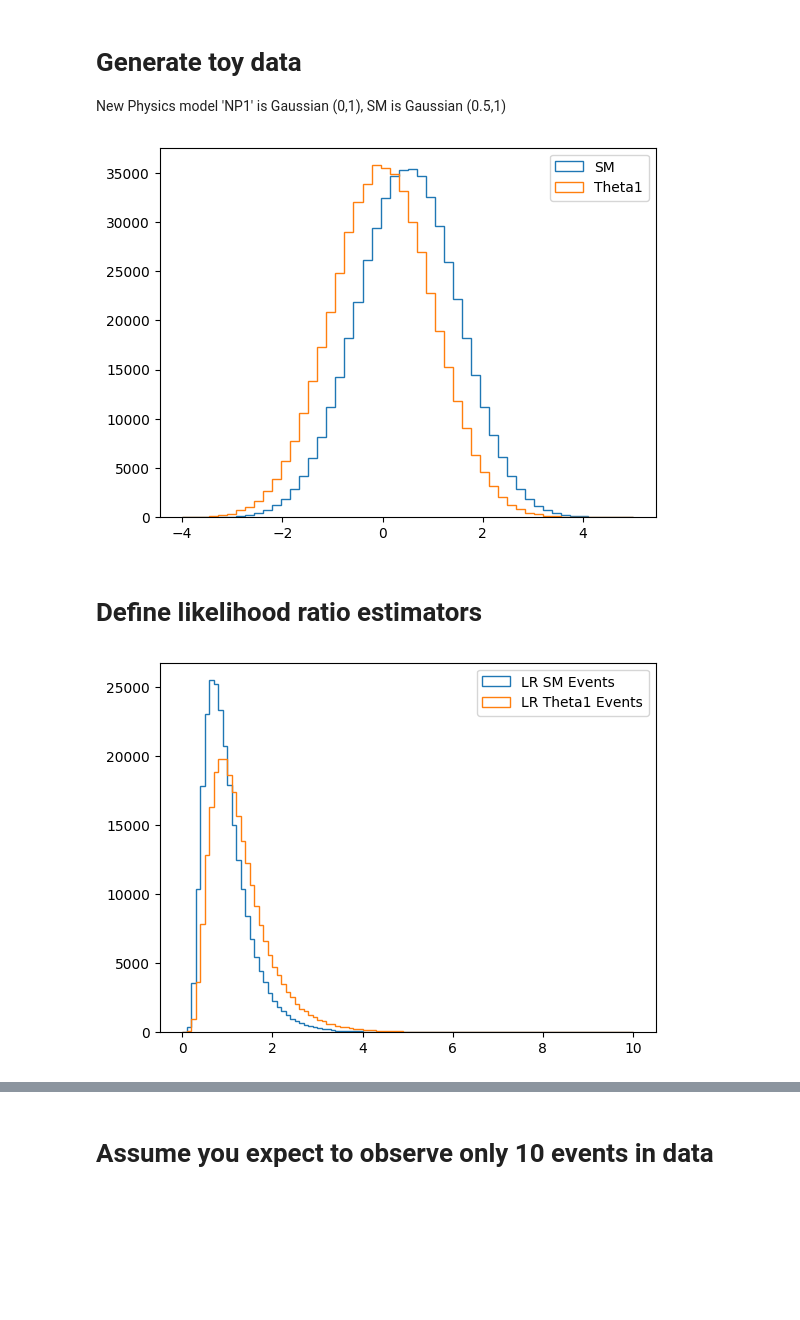
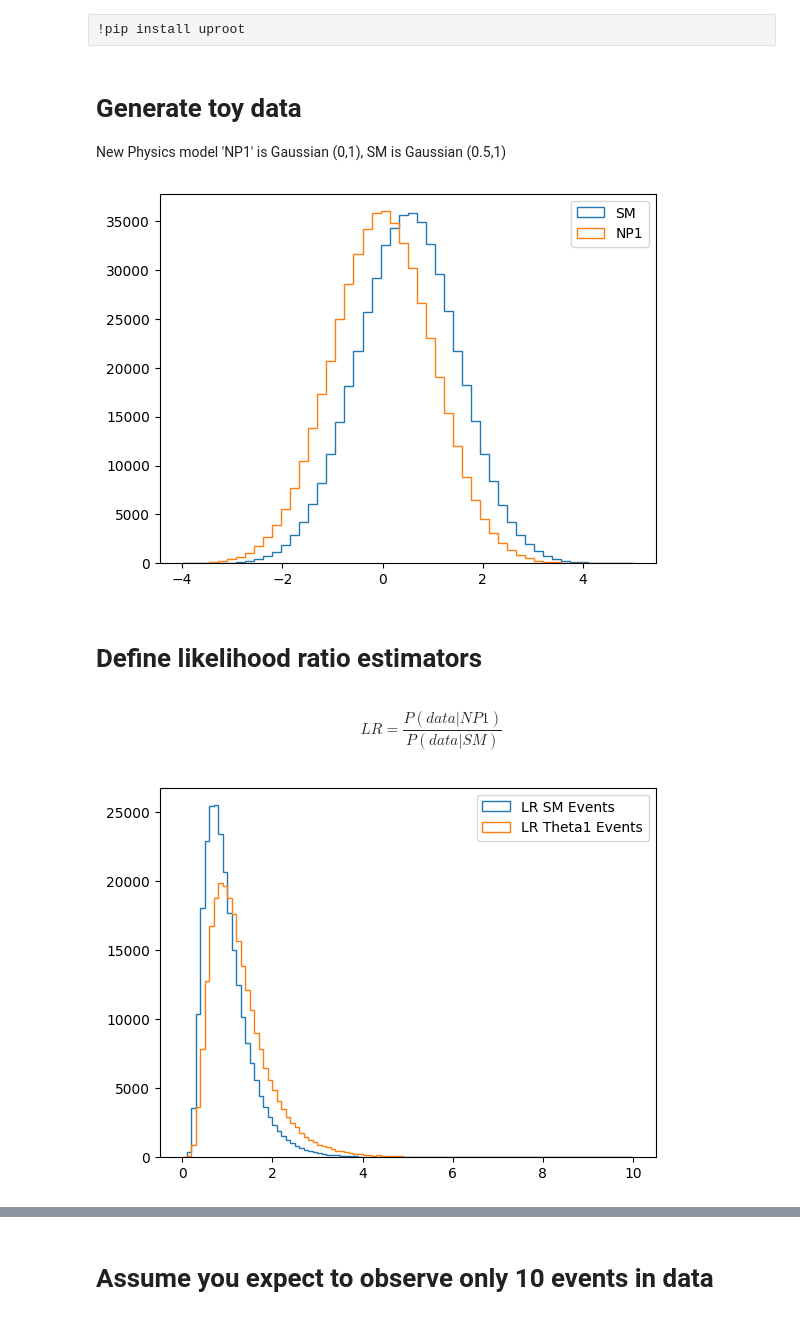
Before and after one commit to ml4hep-India/2023-icts, a Jupyter notebook: SBITutorial/SBI_Tutorial.ipynb, the cells around one changed output, grey strips where cells are left out. Drawn from its saved outputs; the diff is of its cells as text; code cells hidden in the pictures; blank space fills up the shorter version.

```diff
--- a/SBITutorial/SBI_Tutorial.ipynb
+++ b/SBITutorial/SBI_Tutorial.ipynb
@@ -3,3 +1,5 @@
+# %% [raw]
+!pip install uproot
 # %%
 import numpy as np
 import matplotlib.pyplot as plt
@@ -12,19 +13,19 @@ import pandas as pd
 New Physics model 'NP1' is Gaussian (0,1), SM is Gaussian (0.5,1)
 # %%
 nEvents = 10**6
-gTheta1 = (0,1)
+gNP1 = (0,1)
 gSM = (0.5,1)
 
-X = np.concatenate([np.random.normal(loc=gTheta1[0],scale=gTheta1[1], size=nEvents//2),
+X = np.concatenate([np.random.normal(loc=gNP1[0],scale=gNP1[1], size=nEvents//2),
      np.random.normal(loc=gSM[0],scale=gSM[1], size=nEvents//2)])
 Y = np.concatenate([np.ones(nEvents//2), np.zeros(nEvents//2)])
 
 plt.hist(X[Y==0], bins=50, histtype="step", range=(-4,5), label="SM")
-plt.hist(X[Y==1], bins=50, histtype="step", range=(-4,5), label="Theta1")
+plt.hist(X[Y==1], bins=50, histtype="step", range=(-4,5), label="NP1")
 plt.legend()
 plt.show()
 # %% [output]
-[figure, old version]
+[figure, new version]
 # %%
 from sklearn.model_selection import train_test_split
 X_train, X_test, Y_train, Y_test = train_test_split(X.reshape(-1,1) ,Y, train_size=nEvents//2, shuffle=True)
@@ -35,3 +34,5 @@ write mathematical formula
+# %% [markdown]
+$$LR = \frac{P(data| NP1)}{P(data| SM)}$$
 # %%
 class trueLR:
     def predict(self, X):
@@ -44,14 +44,14 @@ class trueLR:
 trueLR_model = trueLR()
 # %%
 LR_SM_test = trueLR_model.predict(X=X_test[Y_test==0])
-LR_theta1_test = trueLR_model.predict(X=X_test[Y_test==1])
+LR_NP1_test = trueLR_model.predict(X=X_test[Y_test==1])
 
 plt.hist(LR_SM_test,
          bins=100, histtype="step", range=(0,10), label="LR SM Events")
-plt.hist(LR_theta1_test,
+plt.hist(LR_NP1_test,
          bins=100, histtype="step", range=(0,10), label="LR Theta1 Events")
 plt.legend()
 plt.show()
 # %% [output]
-[figure, old version]
+[figure, new version]
 # %%
```
Also changed, not shown: parts of 42 cells of this notebook, 2 other files.
